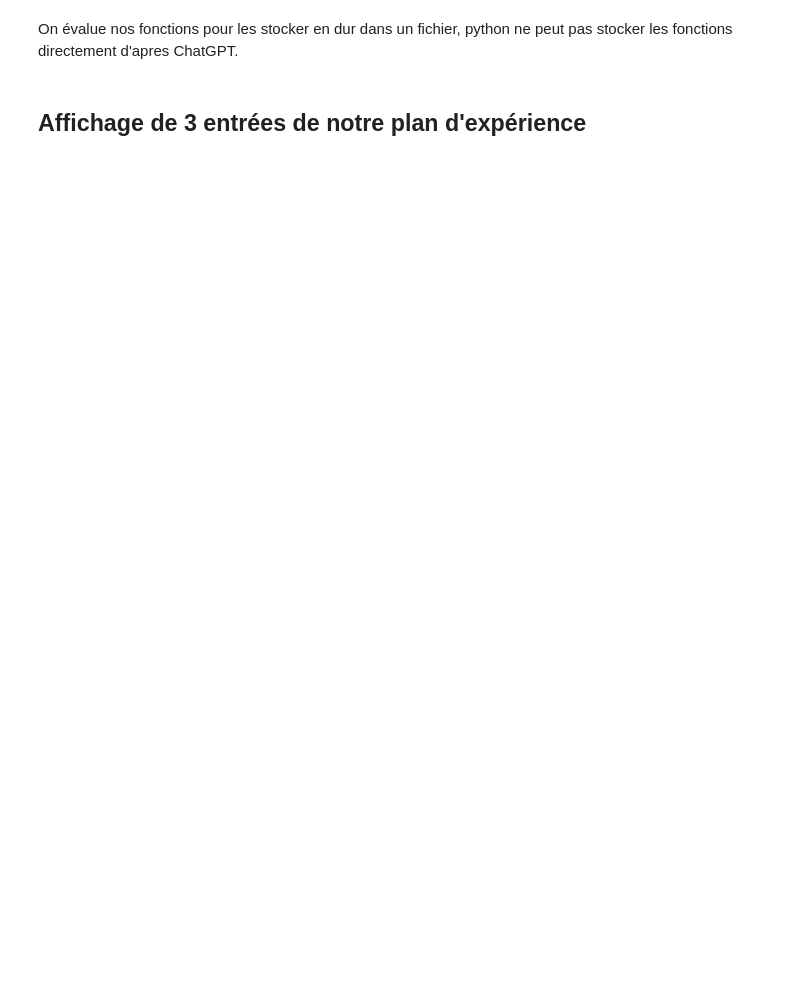
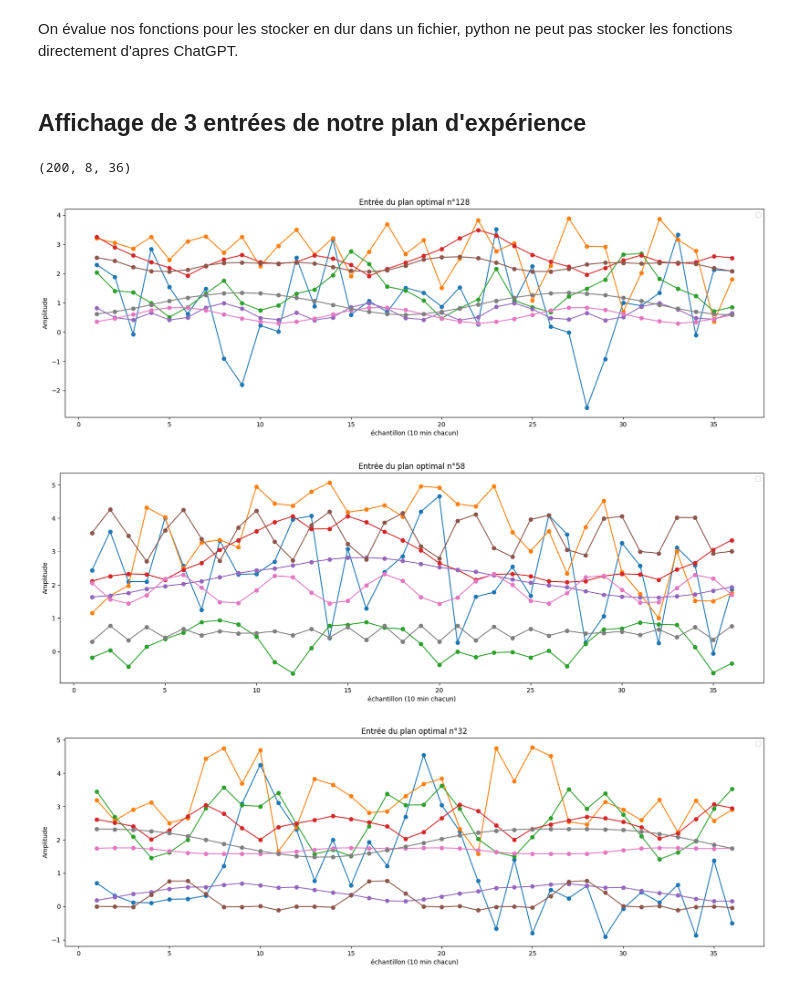
Before and after one commit to Viictordvd/Vigilance-Vagues-Submersion, a Jupyter notebook: DoE Functionnal.ipynb, the cells around one changed output. Cells and saved outputs as stored; diff of their text form; code cells hidden in the pictures; blank space fills up the shorter version.

```diff
--- a/DoE Functionnal.ipynb
+++ b/DoE Functionnal.ipynb
@@ -151,17 +165,25 @@ np.save("./data/test_values.npy", test_values)
 # %% [markdown]
 ## Affichage de 3 entrées de notre plan d'expérience
+# %%
+best_plan_values.shape
+# %% [output]
+(200, 8, 36)
 # %%
-best_plan_values = np.load("./data/best_plan_values.npy")
+#best_plan_values = np.load("./data/best_plan_values.npy")
+best_plan_values = np.load("./data/best_plan_values_2.npy")
 for _ in range(3):
 
-    i = np.random.randint(0, 2000)
-    X = best_plan_values[i]
-
+    j = np.random.randint(0, 200)
+    X = best_plan_values[j]
     plt.figure(figsize=(20,6))
     for i in range(8):
-        plt.plot(t, X[i](t),marker='o')
+        plt.plot(t, X[i],marker='o')
     plt.xlabel('échantillon (10 min chacun)')
     plt.ylabel('Amplitude')
-    plt.title(f"Entrée du plan optimal n°{i}")
+    plt.title(f"Entrée du plan optimal n°{j}")
     plt.legend()
     plt.show()
+# %% [output]
+[figure, added]
+[figure, added]
+[figure, added]
```
Also changed, not shown: parts of 7 cells of this notebook, 45 other files.
